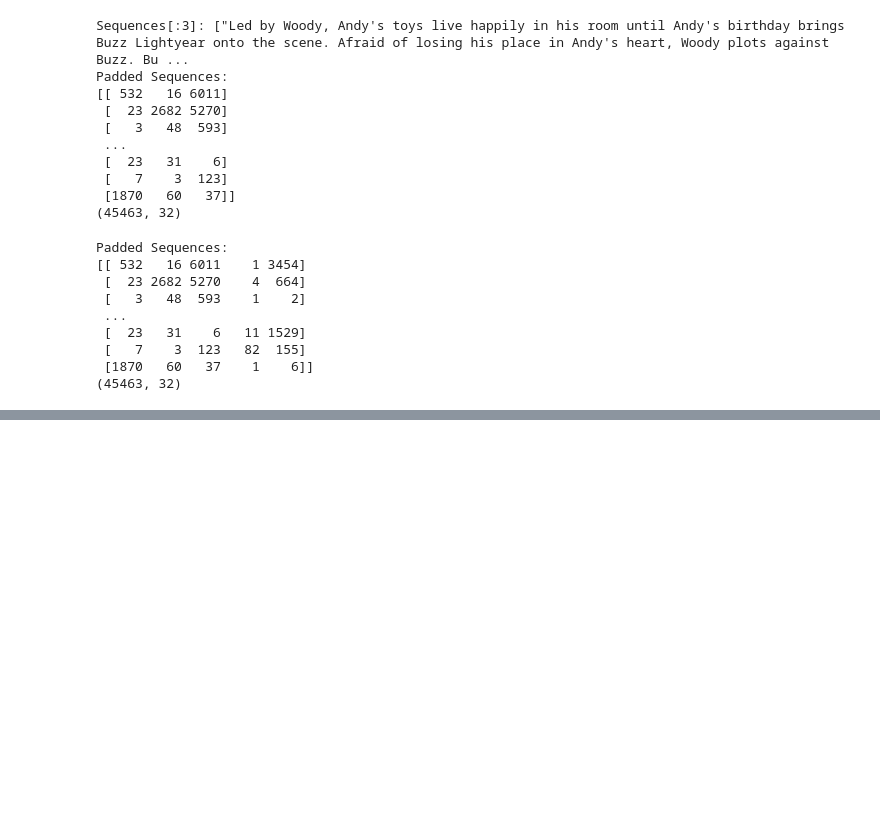
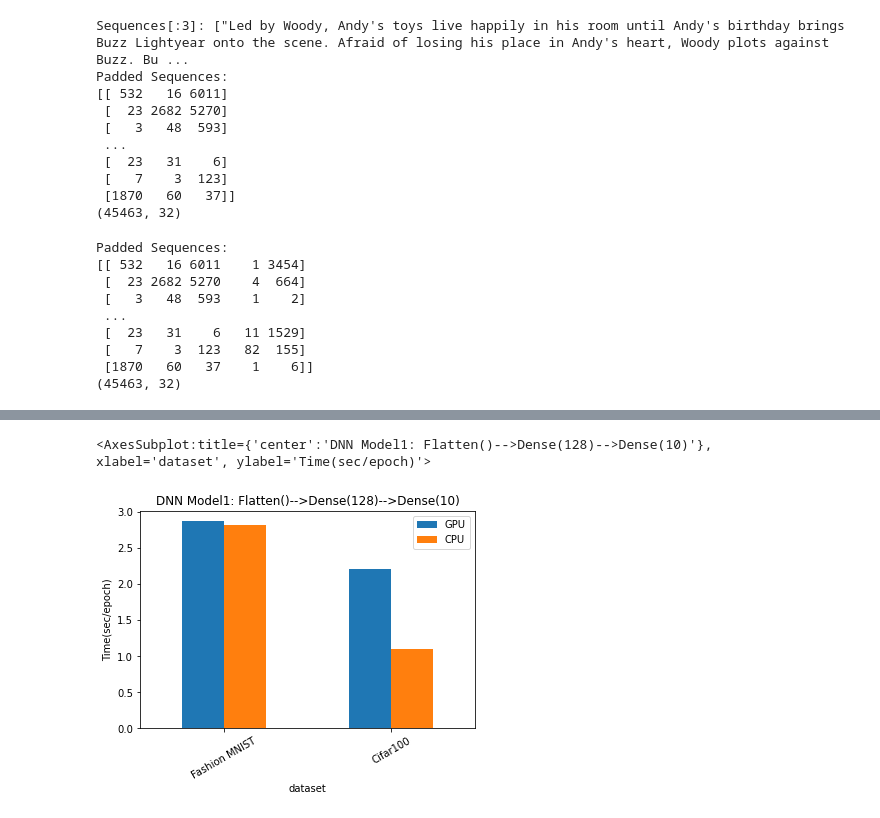
Before and after one commit to drago1234/CSE5525-Final-Project, a Jupyter notebook: quick_test.ipynb, the cells around one changed output, grey strips where cells are left out. Saved outputs shown, nothing was run; the diff lists cells and outputs as text; code cells hidden in the pictures; blank space fills up the shorter version.

```diff
--- a/quick_test.ipynb
+++ b/quick_test.ipynb
@@ -94,0 +170,10 @@ Padded Sequences:
+# %%
+df = pd.DataFrame({'GPU': [2.871, 2.2],
+        'CPU': [2.812, 1.1]},
+        index=["Fashion MNIST", "Cifar100"]
+)
+
+df.plot.bar(xlabel='dataset', ylabel='Time(sec/epoch)', title='DNN Model1: Flatten()-->Dense(128)-->Dense(10)', rot=30)
+# %% [output]
+<AxesSubplot:title={'center':'DNN Model1: Flatten()-->Dense(128)-->Dense(10)'}, xlabel='dataset', ylabel='Time(sec/epoch)'>
+[figure, added]
```
Also changed, not shown: parts of 9 cells of this notebook, 1 other file.
